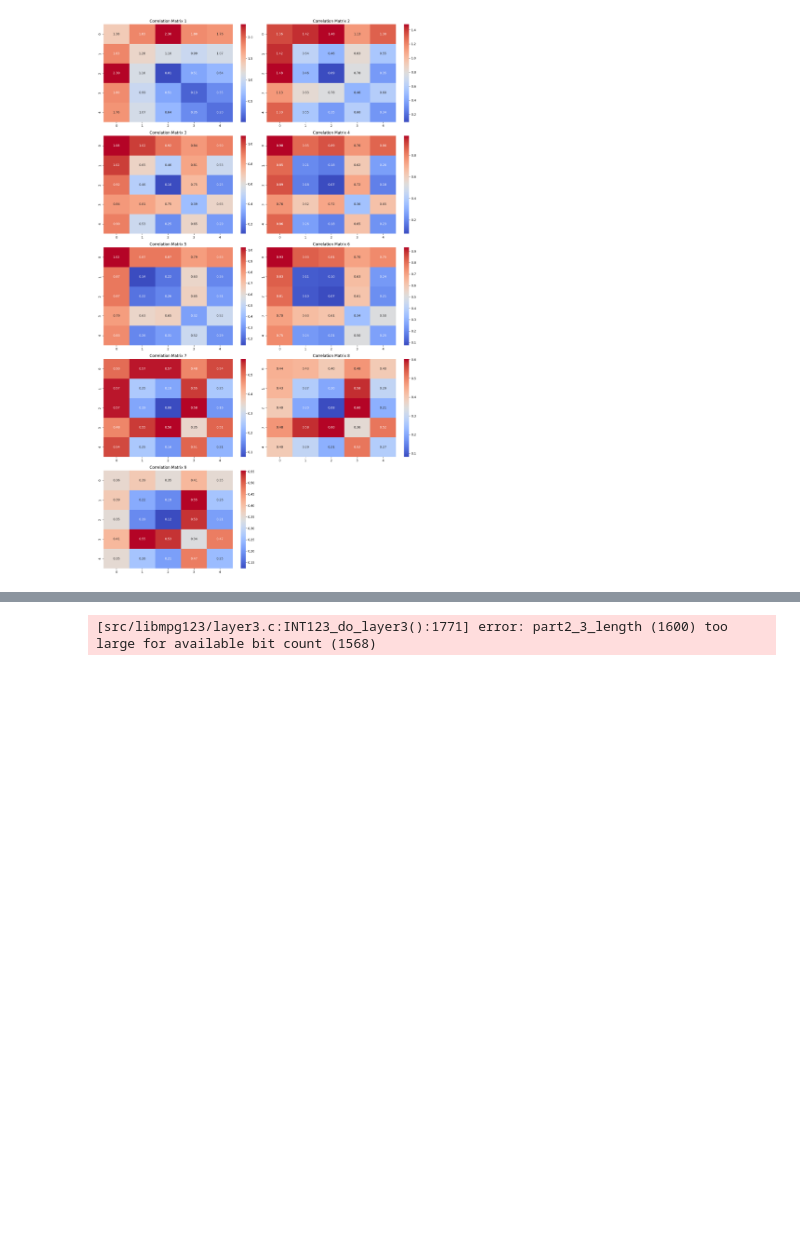
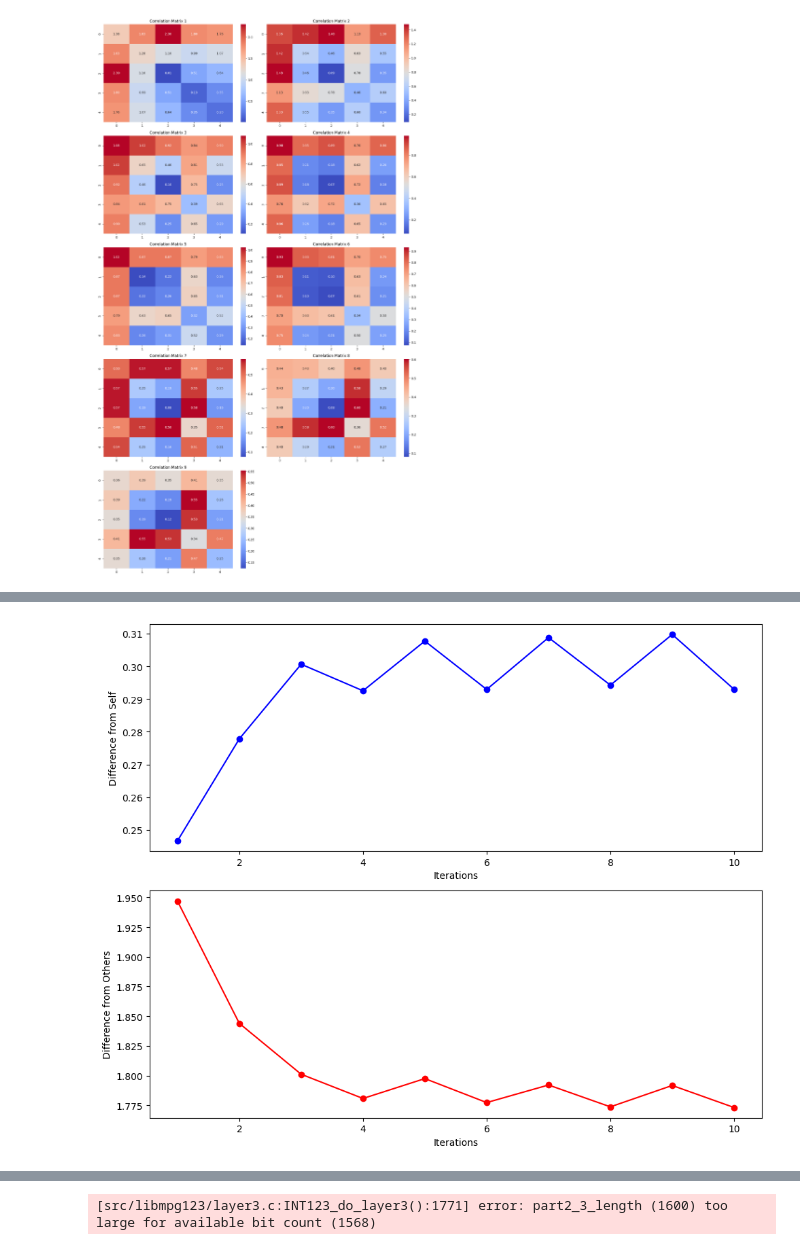
Before and after one commit to SRI2024-Voice-Biometric/Feature-Extraction, a Jupyter notebook: parameterised-method-analysis-window-size.ipynb, the cells around one changed output, grey strips where cells are left out. Drawn from its saved outputs; the diff is of its cells as text; code cells hidden in the pictures; blank space fills up the shorter version.

```diff
--- a/parameterised-method-analysis-window-size.ipynb
+++ b/parameterised-method-analysis-window-size.ipynb
@@ -224,0 +343,4 @@ plot_heatmap(corr_glot)
+# %%
+plot_iteration_plot(corr_glot)
+# %% [output]
+[figure, added]
```
Also changed, not shown: parts of 17 cells of this notebook.
